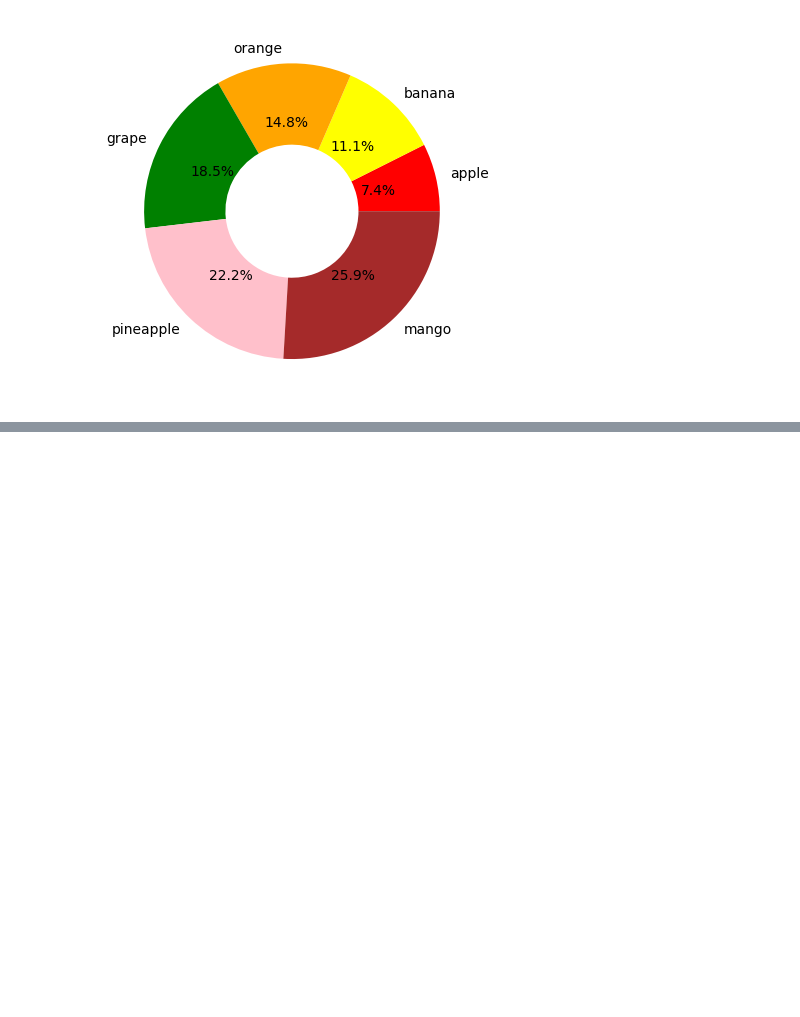
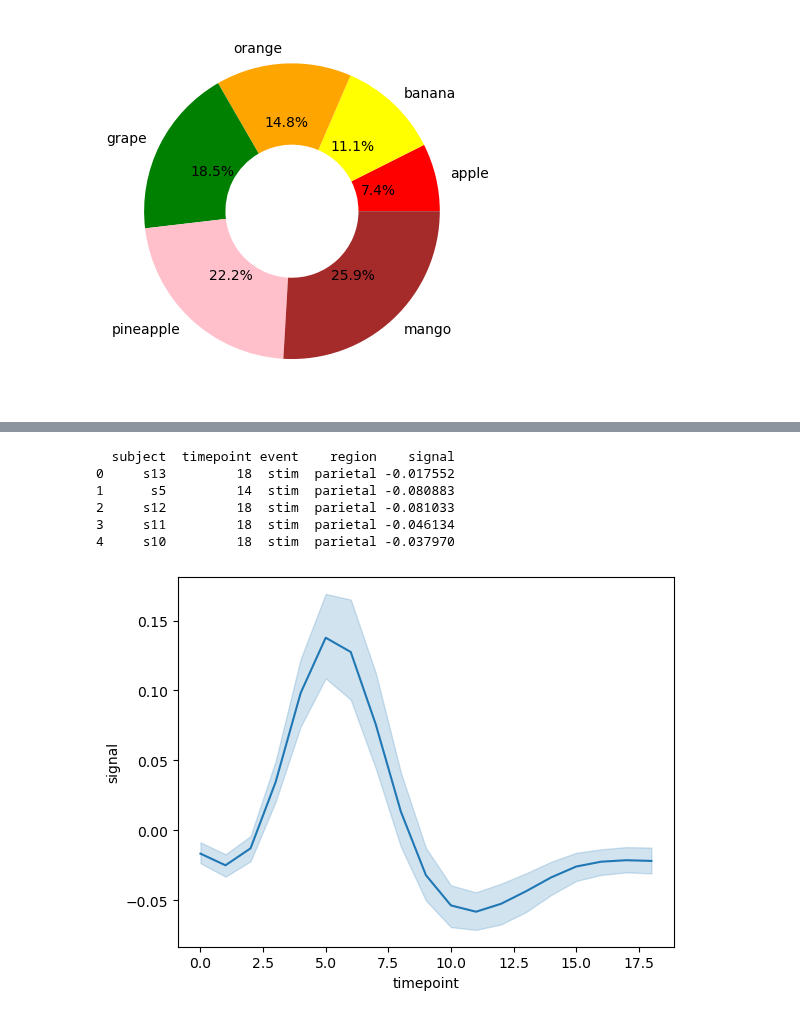
Before and after one commit to vaibhav-arde/Python_for_AI_ML_Data_Science, a Jupyter notebook: python_notebook.ipynb, the cells around one changed output, grey strips where cells are left out. Drawn from its saved outputs; the diff is of its cells as text; code cells hidden in the pictures; blank space fills up the shorter version.

```diff
--- a/python_notebook.ipynb
+++ b/python_notebook.ipynb
@@ -2192,0 +2200,14 @@ plt.show()
+# %%
+# Line Plot
+fmri = sns.load_dataset("fmri")
+print(fmri.head())
+sns.lineplot(x="timepoint", y="signal", data=fmri )
+plt.show()
+# %% [output]
+  subject  timepoint event    region    signal
+0     s13         18  stim  parietal -0.017552
+1      s5         14  stim  parietal -0.080883
+2     s12         18  stim  parietal -0.081033
+3     s11         18  stim  parietal -0.046134
+4     s10         18  stim  parietal -0.037970
+[figure, added]
```
Also changed, not shown: parts of 2 cells of this notebook, 3 other files.
